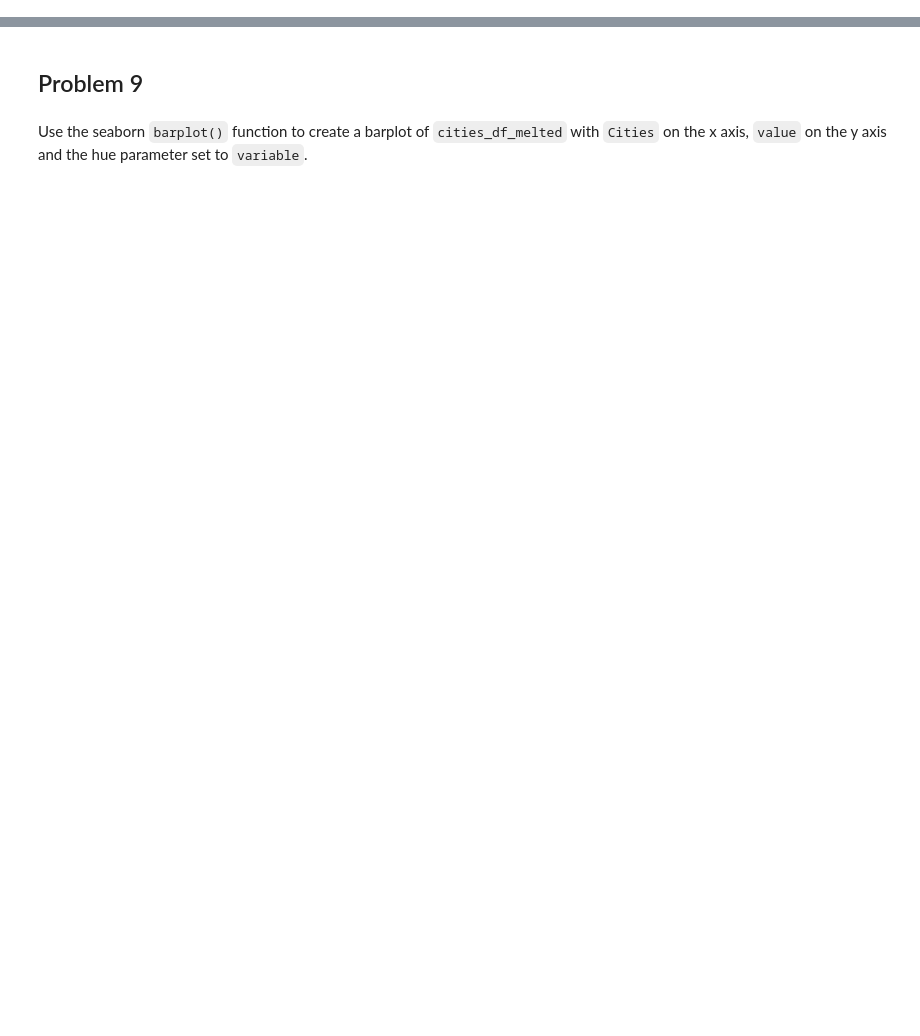
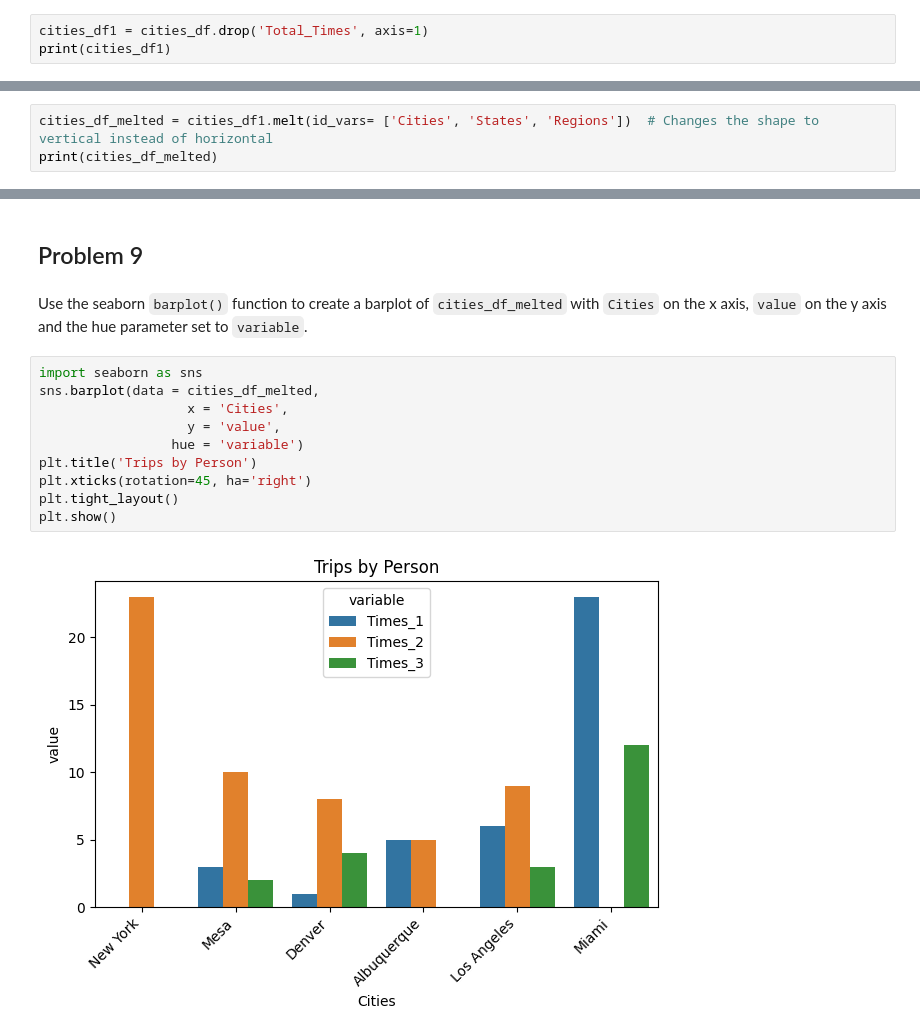
Before and after one commit to cyeef/Data-Science-Portfolio-C21-, a Jupyter notebook: Exercises/5b-Pandas.Exercise.ipynb, the cells around one changed output, grey strips where cells are left out. Saved outputs shown, nothing was run; the diff lists cells and outputs as text; blank space fills up the shorter version.

```diff
--- a/Exercises/5b-Pandas.Exercise.ipynb
+++ b/Exercises/5b-Pandas.Exercise.ipynb
@@ -37,3 +126,6 @@ Make a bar plot with `Cities` on the x axis and `Total_Times` on the y axis.
 ## Problem 7
 # %% [markdown]
 Drop the 'Total_Times' column from your data frame.
+# %%
+cities_df1 = cities_df.drop('Total_Times', axis=1)
+print(cities_df1)
@@ -43,3 +143,6 @@ Drop the 'Total_Times' column from your data frame.
 Restructure your data frame using the pandas `.melt()` method. In the `.melt()` method, specify `id_vars = ['Cities', 'States', 'Region']`. Save the melted data frame as a new variable called `cities_df_melted`. Print out `cities_df_melted`.
 
 > Note: make sure to read through the documentation for the `.melt()` method to understand what the method does.
+# %%
+cities_df_melted = cities_df1.melt(id_vars= ['Cities', 'States', 'Regions'])  # Changes the shape to vertical instead of horizontal
+print(cities_df_melted)
@@ -47,3 +170,15 @@ Restructure your data frame using the pandas `.melt()` method. In the `.melt()`
 ## Problem 9
 # %% [markdown]
 Use the seaborn `barplot()` function to create a barplot of `cities_df_melted` with `Cities` on the x axis, `value` on the y axis and the hue parameter set to `variable`.
+# %%
+import seaborn as sns
+sns.barplot(data = cities_df_melted,
+                   x = 'Cities',
+                   y = 'value',
+                 hue = 'variable')
+plt.title('Trips by Person')
+plt.xticks(rotation=45, ha='right')
+plt.tight_layout()
+plt.show()
+# %% [output]
+[figure, added]
```
Also changed, not shown: parts of 10 cells of this notebook.
